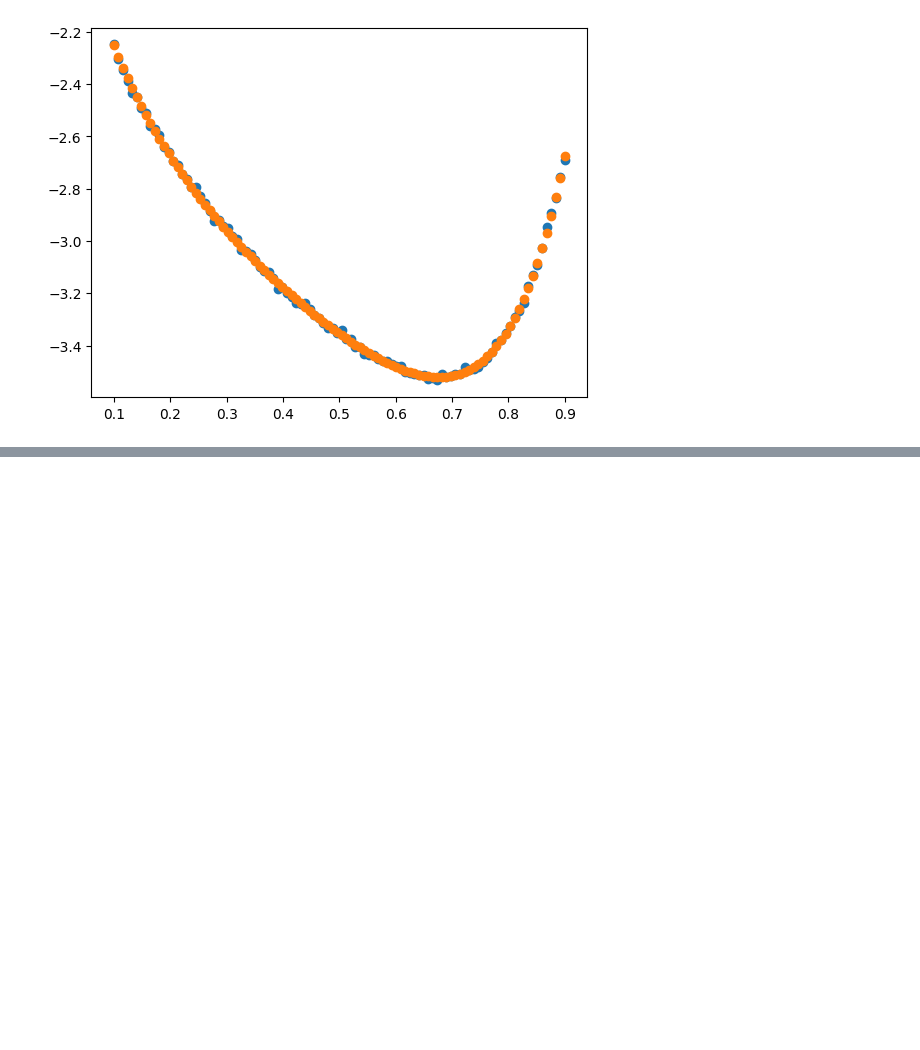
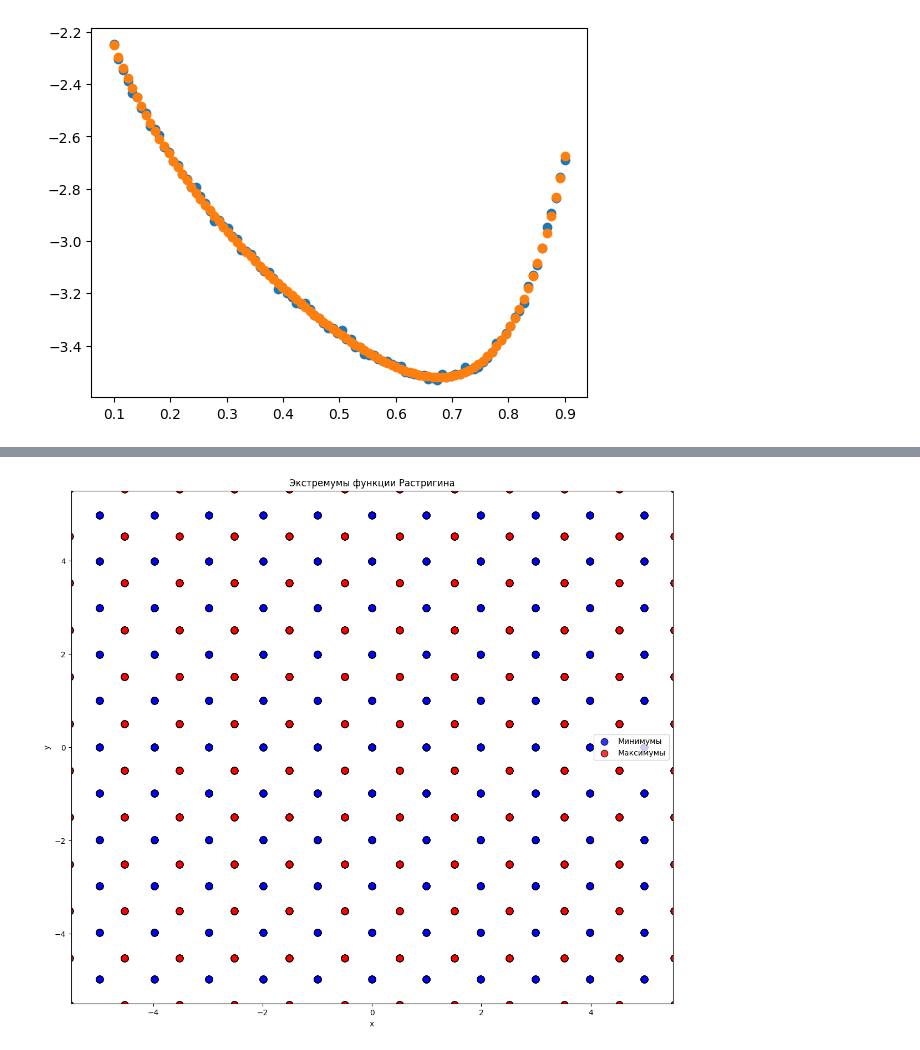
Before and after one commit to averageX56/vichmaty, a Jupyter notebook: dz6.ipynb, the cells around one changed output, grey strips where cells are left out. Cells and saved outputs as stored; diff of their text form; code cells hidden in the pictures; blank space fills up the shorter version.

```diff
--- a/dz6.ipynb
+++ b/dz6.ipynb
@@ -79,0 +153,14 @@ plt.scatter(x, model_func(x, w[0], w[1], w[2], w[3]))
+# %%
+x = np.linspace(-10, 10, 1000000)
+
+functions = [lambda x: 2*x**2 - np.log(x),
+             lambda x: x**3 / 3 - x**2,
+             lambda x: x**4 - 2*x**2,
+             lambda x: x*np.exp(-x**2/2),
+             lambda x: 3*x**4 - 8*x**3 + 6*x**2,
+             lambda x: (x - 5)*np.exp(x),
+             lambda x: (x**2 - 3) / (x + 2)]
+
+for i, function in enumerate(functions):
+    minimas = find_minimas(function, x, 50, 21)
+    print(f'Функция {i+1}: минимумы в точках {minimas}')
@@ -79,0 +175,53 @@ plt.scatter(x, model_func(x, w[0], w[1], w[2], w[3]))
+# %%
+import numpy as np
+from scipy.optimize import minimize
+import matplotlib.pyplot as plt
+
+def f(params):
+    x, y = params
+    return 20 + x**2 + y**2 - 10*np.cos(2*np.pi*x) - 10*np.cos(2*np.pi*y)
+
+def find_extrema_strict(_type='minima'):
+    extrema = []
+
+    if _type == 'minima':
+        func = f
+    elif _type == 'maxima':
+        func = lambda params: -f(params)
+
+    x_grid = np.linspace(-5.5, 5.5, 50)
+    y_grid = np.linspace(-5.5, 5.5, 50)
+
+    for x in x_grid:
+        for y in y_grid:
+            x0 = [x, y]
+            result = minimize(func, x0, method='BFGS', tol=1e-12)
+            current_extr = result.x
+            extrema.append(tuple(current_extr))
+
+    return extrema
+
+minima = find_extrema_strict(_type='minima')
+maxima = find_extrema_strict(_type='maxima')
+
+plt.figure(figsize=(14, 12))
+
+minima_x = [pos[0] for pos in minima]
+minima_y = [pos[1] for pos in minima]
+plt.scatter(minima_x, minima_y, c='blue', s=80, alpha=0.8,
+           edgecolors='black', linewidth=1, label='Минимумы')
+
+maxima_x = [pos[0] for pos in maxima]
+maxima_y = [pos[1] for pos in maxima]
+plt.scatter(maxima_x, maxima_y, c='red', s=80, alpha=0.8,
+           edgecolors='black', linewidth=1, label='Максимумы')
+
+plt.xlabel('x')
+plt.ylabel('y')
+plt.title(f'Экстремумы функции Растригина')
+plt.legend()
+plt.xlim(-5.5, 5.5)
+plt.ylim(-5.5, 5.5)
+plt.show()
+# %% [output]
+[figure, added]
```
Also changed, not shown: parts of 6 cells of this notebook.
